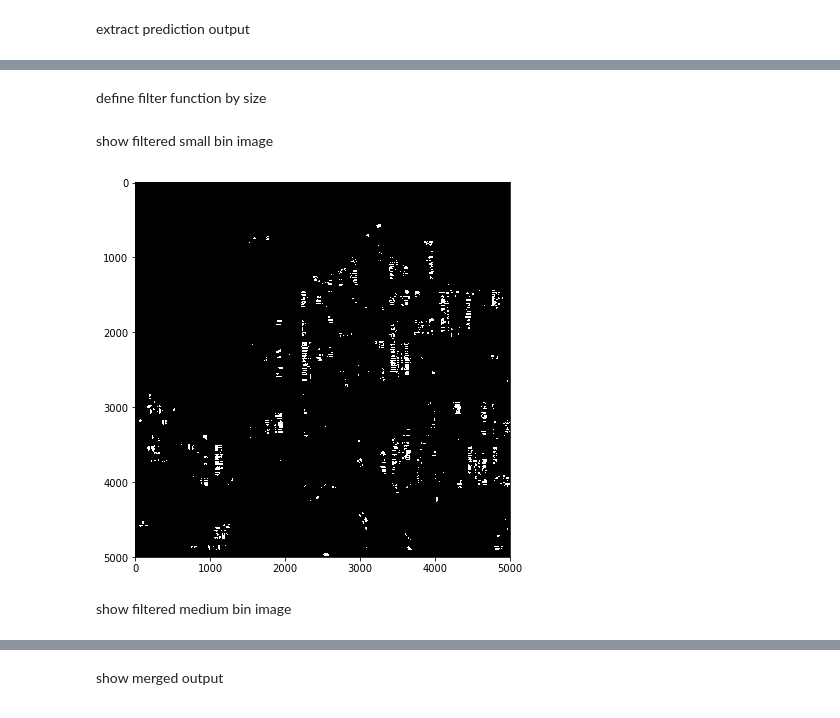
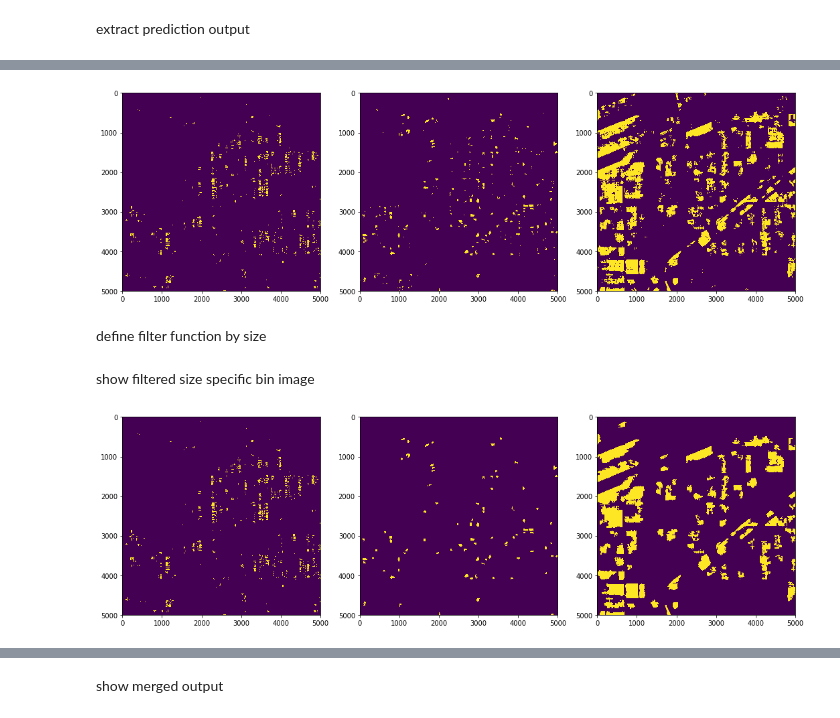
Before and after one commit to UsrNameu1/UNetSS, a Jupyter notebook: notebook/EvaluationUNetSSTest.ipynb, the cells around one changed output, grey strips where cells are left out. Cells and saved outputs as stored; diff of their text form; code cells hidden in the pictures.

Commit message:
Modify patch size and refine drawing code

```diff
--- a/notebook/EvaluationUNetSSTest.ipynb
+++ b/notebook/EvaluationUNetSSTest.ipynb
@@ -28,3 +25,13 @@ def show_img(img: np.ndarray):
+# %%
+def show_img(img: np.ndarray):
+    plt.figure(figsize=(6, 6))
+    imshow(img)
+
+def show_imgs(imgs: List[np.ndarray]):
+    num_imgs = len(imgs)
+    fig, axes = plt.subplots(nrows=1, ncols=num_imgs, figsize=(6 * num_imgs, 6))
+    for i, col in enumerate(axes):
+        col.imshow(imgs[i])
 # %% [markdown]
 load test image
 # %%
@@ -45,7 +52,7 @@ Colocations handled automatically by placer.
 # %% [markdown]
 load constants from patch size to extract half center region of patch image for prediction value
 # %%
-patch_size = 512
+patch_size = 256
 half_patch_size = patch_size // 2
 image_size = test_image.shape[0]
 patch_count = image_size // half_patch_size + 1
@@ -142,3 +133,7 @@ show_img(predict_bin_image[2])
+# %%
+show_imgs(list(predict_bin_image))
+# %% [output]
+[figure, added]
 # %% [markdown]
 define filter function by size
 # %%
@@ -161,11 +156,11 @@ def filter_by_size(img: np.ndarray, filter_range:(int, int)) -> np.ndarray:
 
     return output_image
 # %% [markdown]
-show filtered small bin image
+show filtered size specific bin image
 # %%
 small_bin_image = filter_by_size(predict_bin_image[0], (0, 6800))
-show_img(small_bin_image)
+medium_bin_image = filter_by_size(predict_bin_image[1], (1700, 37600))
+large_bin_image = filter_by_size(predict_bin_image[2], (9400, 5000 * 5000))
+show_imgs([small_bin_image, medium_bin_image, large_bin_image])
 # %% [output]
-[figure, old version]
+[figure, new version]
-# %% [markdown]
-show filtered medium bin image
```
Also changed, not shown: parts of 22 cells of this notebook, 1 other file.
